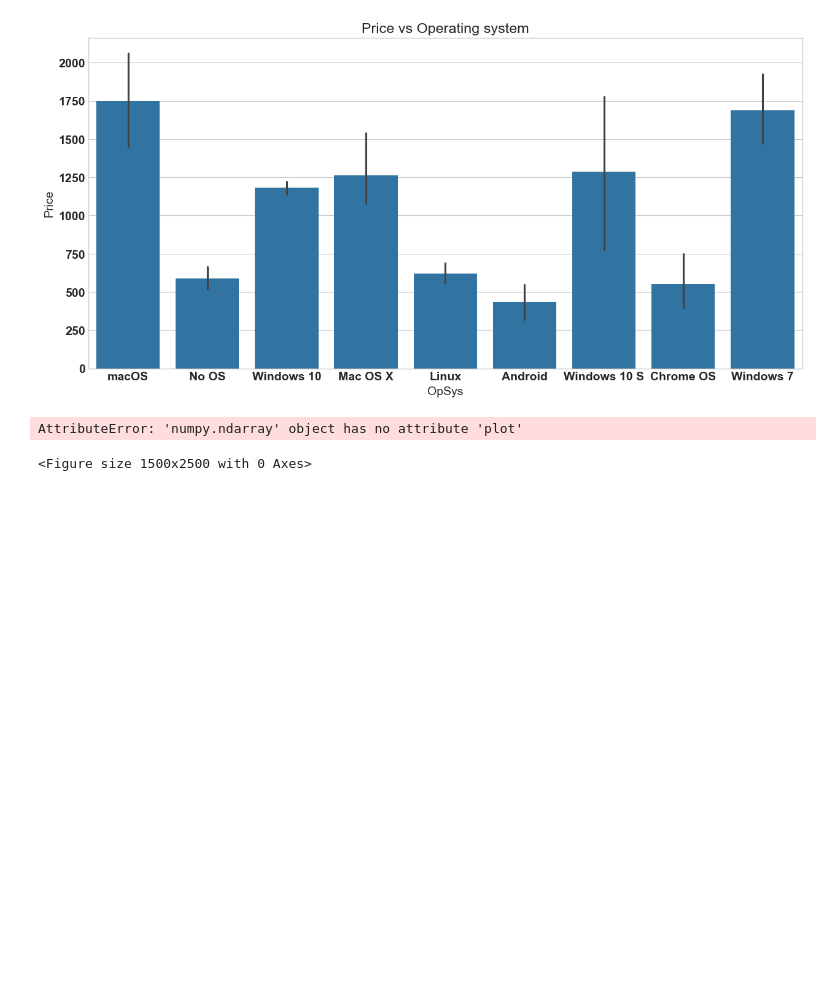
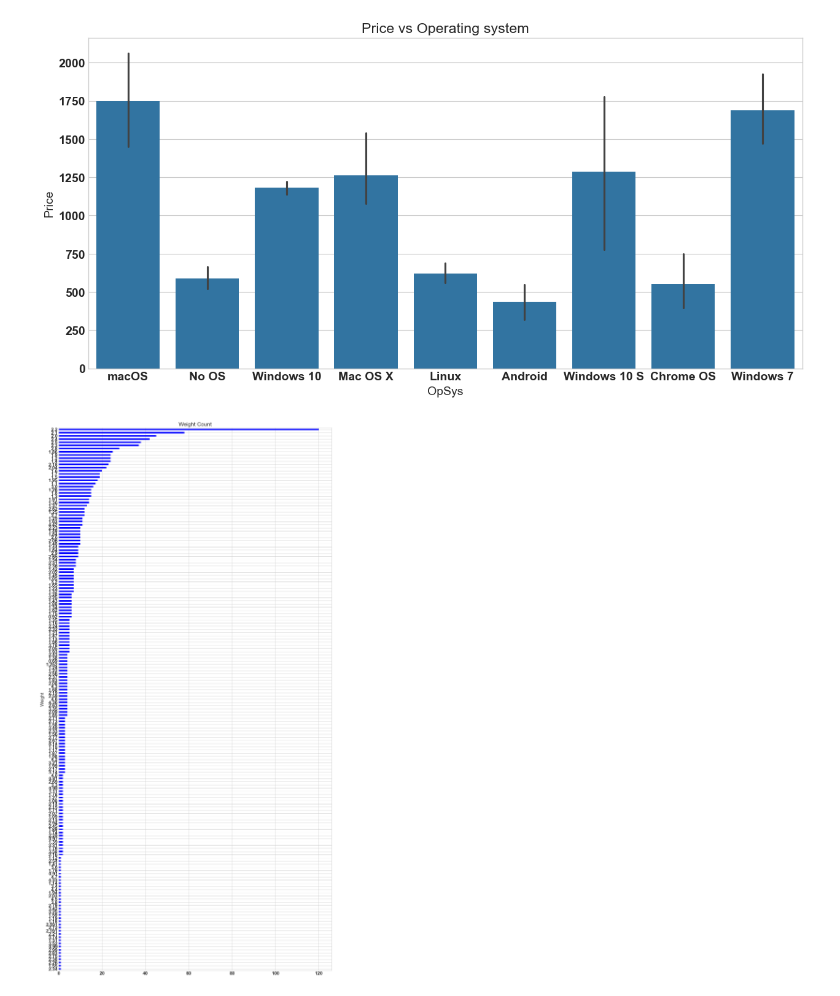
Before and after one commit to OfentseMasekwameng/OfentseMasekwameng, a Jupyter notebook: main.ipynb, the cells around one changed output. Cells and saved outputs as stored; diff of their text form; code cells hidden in the pictures; blank space fills up the shorter version.

```diff
--- a/main.ipynb
+++ b/main.ipynb
@@ -206,11 +211,10 @@ plt.savefig('graphimages/opsys.png')
 # %% [output]
 [figure]
 # %%
-weight = data['Weight (kg)'].unique()
+weight = new_data['Weight'].value_counts()
 weight = weight.sort_values(ascending=True)
-plt.figure(figsize=(15, 25))
+plt.figure(figsize=(15, 30))
 weight.plot(kind='barh', color='b', title='Weight Count')
 plt.savefig('graphimages/weight.png')
 # %% [output]
-AttributeError: 'numpy.ndarray' object has no attribute 'plot'
-<Figure size 1500x2500 with 0 Axes>
+[figure, added]
```
Also changed, not shown: parts of 7 cells of this notebook.
